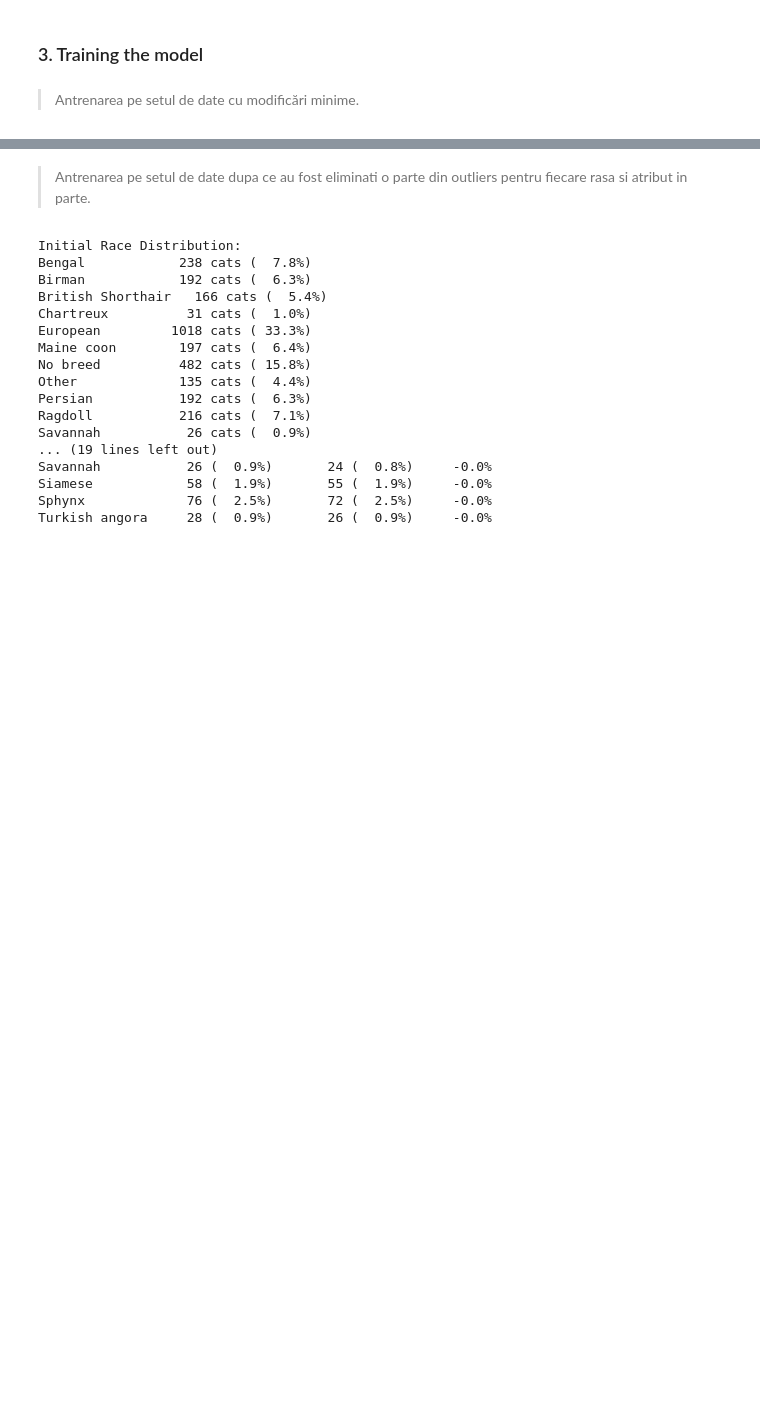
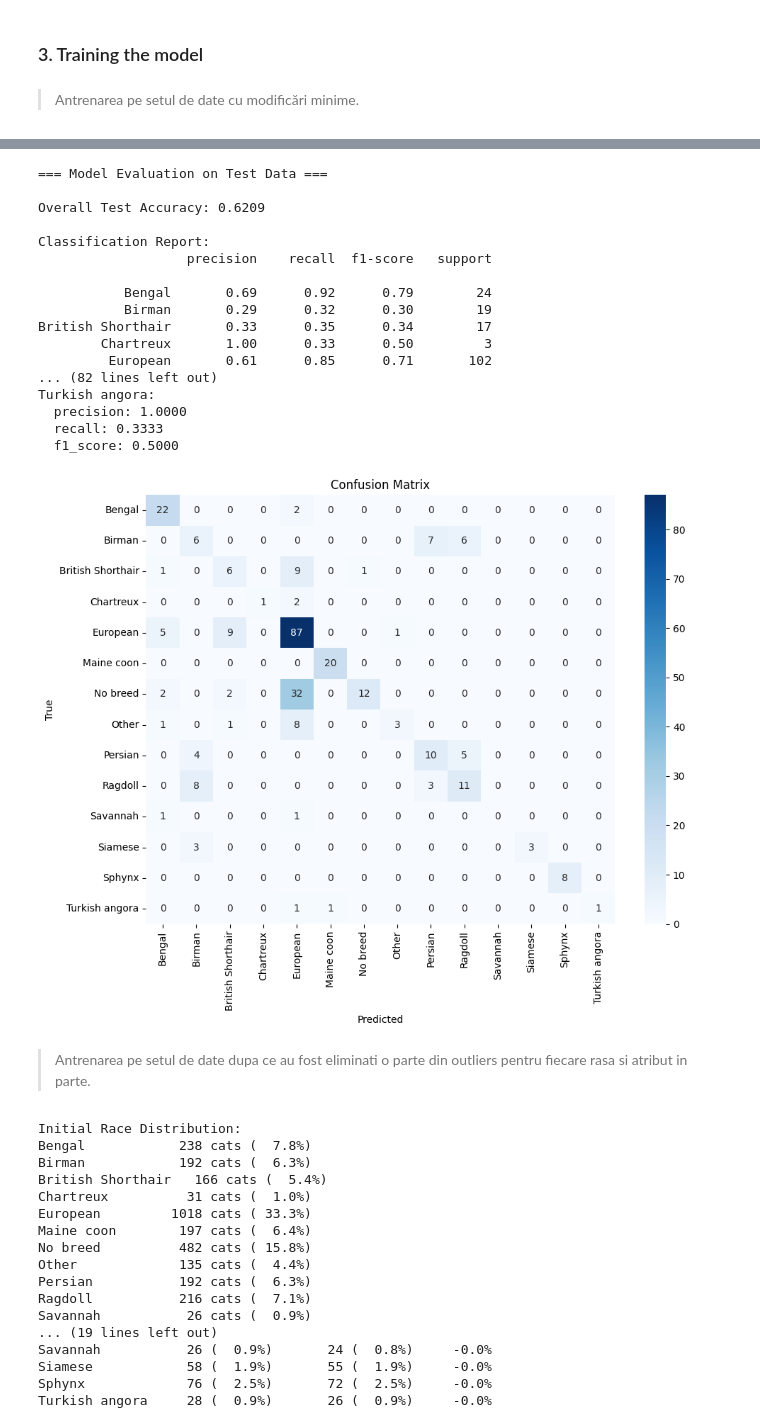
Before and after one commit to zaramihnea/Catology, a Jupyter notebook: catology-backend/Roxana/Homework2.ipynb, the cells around one changed output, grey strips where cells are left out. Drawn from its saved outputs; the diff is of its cells as text; code cells hidden in the pictures; blank space fills up the shorter version.

```diff
--- a/catology-backend/Roxana/Homework2.ipynb
+++ b/catology-backend/Roxana/Homework2.ipynb
@@ -619,3 +738,24 @@ Turkish angora:
+# %%
+results = evaluate_test_results(test_df, best_model)
+# %% [output]
+=== Model Evaluation on Test Data ===
+
+Overall Test Accuracy: 0.6209
+
+Classification Report:
+                   precision    recall  f1-score   support
+
+           Bengal       0.69      0.92      0.79        24
+           Birman       0.29      0.32      0.30        19
+British Shorthair       0.33      0.35      0.34        17
+        Chartreux       1.00      0.33      0.50         3
+         European       0.61      0.85      0.71       102
+... (82 lines left out)
+Turkish angora:
+  precision: 1.0000
+  recall: 0.3333
+  f1_score: 0.5000
+[figure, added]
 # %% [markdown]
 > Antrenarea pe setul de date dupa ce au fost eliminati o parte din outliers pentru fiecare rasa si atribut in parte.
 # %%
```
Also changed, not shown: parts of 16 cells of this notebook.
